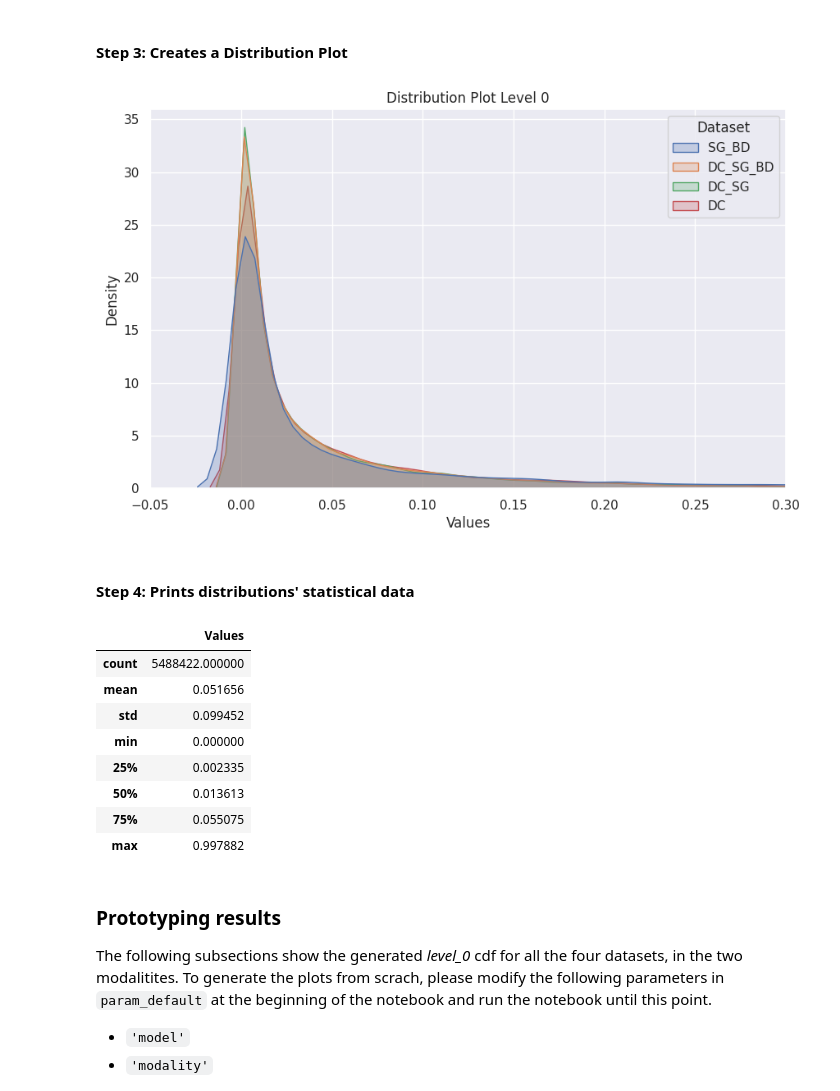
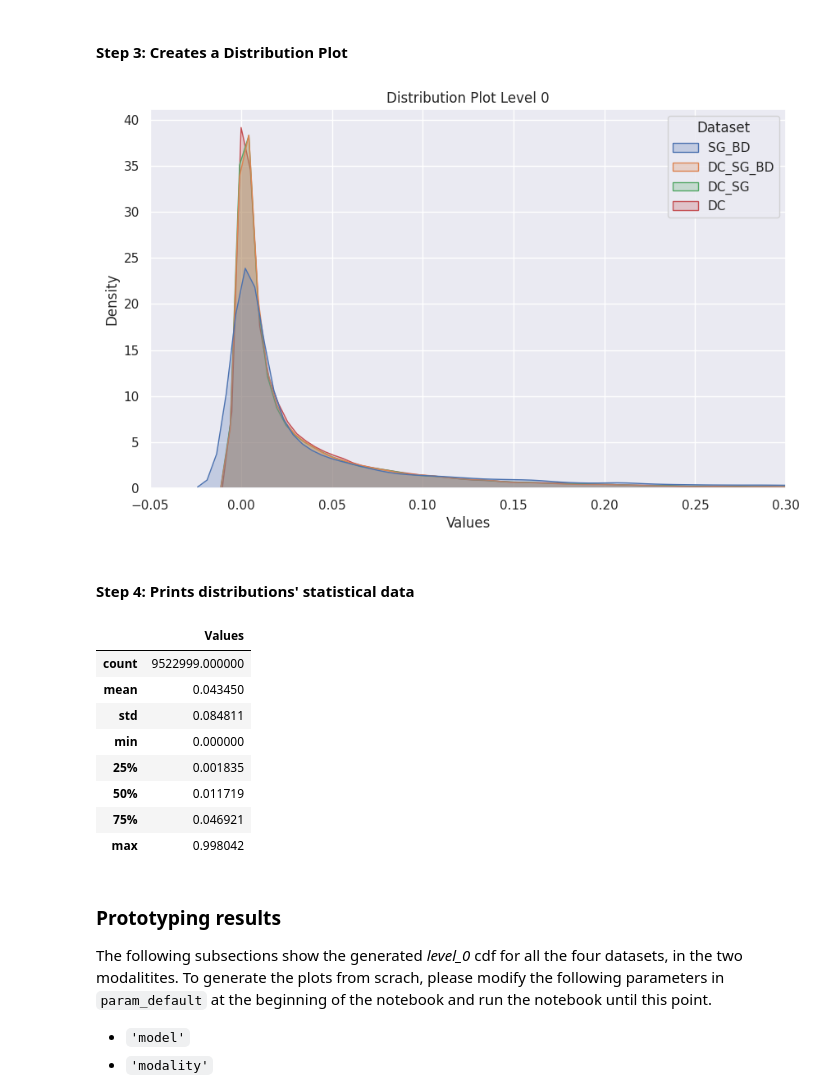
Before and after one commit to WM-SEMERU/code-rationales, a Jupyter notebook: nbs/experiments/[1.4.0.1]_[1.4.0.3].ipynb, the cells around one changed output. Cells and saved outputs as stored; diff of their text form; code cells hidden in the pictures.

```diff
--- a/nbs/experiments/[1.4.0.1]_[1.4.0.3].ipynb
+++ b/nbs/experiments/[1.4.0.1]_[1.4.0.3].ipynb
@@ -23,7 +23,7 @@ This notebook concentrates on analyzing the distribution of rationale probabilit
 def param_default():
     return {
         'model': 'codeparrot',
-        'modality' : 'nl_sc',
+        'modality' : 'sc',
         'datasets' : {
             'SG_BD' : 'code_completion_random_cut_5k_30_512_tokens',
             'DC_SG_BD' : 'code_completion_docstring_random_cut_3.8k_30_150_tokens',
@@ -147,22 +147,22 @@ plt.title('Distribution Plot Level 0')
 plt.xlim(-0.05,0.3)
 plt.show()
 # %% [output]
-[figure, old version]
+[figure, new version]
 # %% [markdown]
 #### Step 4: Prints distributions' statistical data
 # %%
 pd.set_option('display.float_format', lambda x: '%7f' % x)
-df_rationales_distributions_level_0[df_rationales_distributions_level_0['Dataset'] == 'DC_SG'].describe()
+df_rationales_distributions_level_0[df_rationales_distributions_level_0['Dataset'] == 'DC'].describe()
 # %% [output]
 |  | Values |
-| count | 5488422.000000 |
-| mean | 0.051656 |
-| std | 0.099452 |
+| count | 9522999.000000 |
+| mean | 0.043450 |
+| std | 0.084811 |
 | min | 0.000000 |
-| 25% | 0.002335 |
-| 50% | 0.013613 |
-| 75% | 0.055075 |
-| max | 0.997882 |
+| 25% | 0.001835 |
+| 50% | 0.011719 |
+| 75% | 0.046921 |
+| max | 0.998042 |
 # %% [markdown]
 ### Prototyping results
 The following subsections show the generated *level_0* cdf for all the four datasets, in the two modalitites.
```
Also changed, not shown: parts of 6 cells of this notebook, 10 other files.
